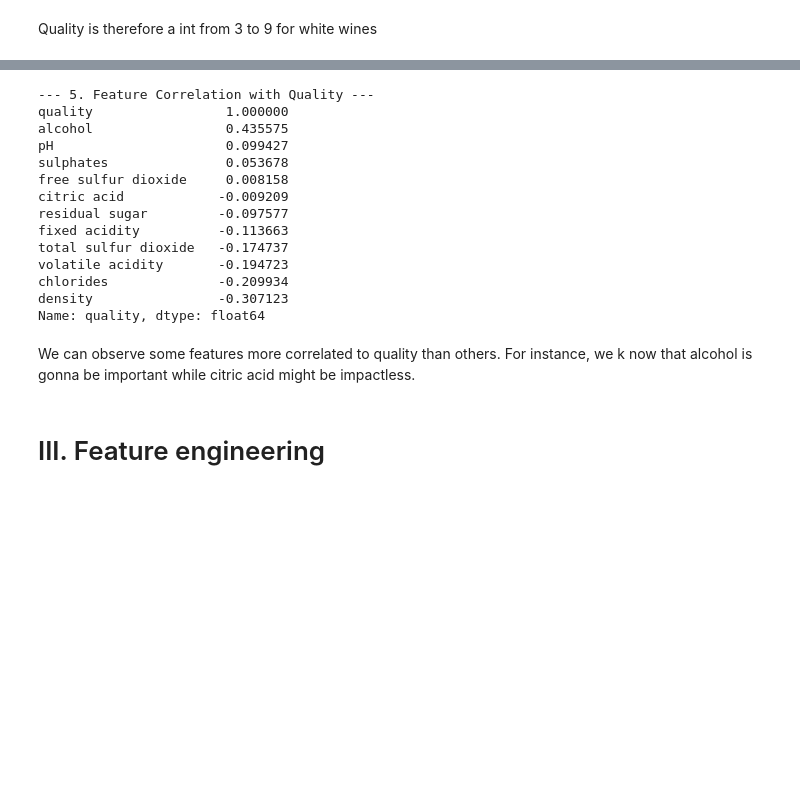
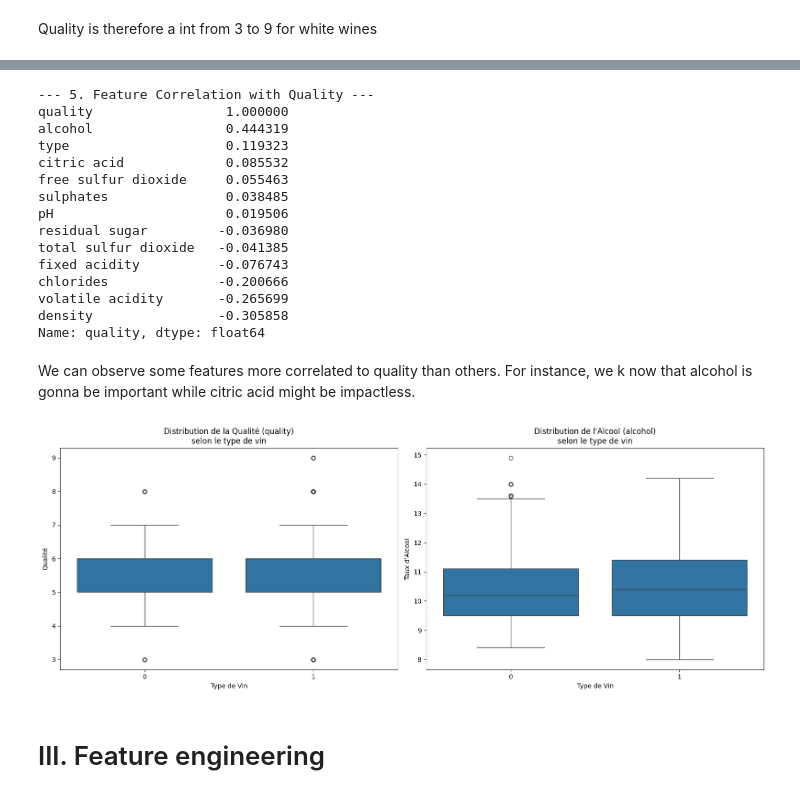
Before and after one commit to picqflorian/wine-quality-analysis, a Jupyter notebook: main.ipynb, the cells around one changed output, grey strips where cells are left out. Saved outputs shown, nothing was run; the diff lists cells and outputs as text; code cells hidden in the pictures; blank space fills up the shorter version.

```diff
--- a/main.ipynb
+++ b/main.ipynb
@@ -121,25 +126,47 @@ quality
 # --- 5. Correlation Analysis with the Target ---
 print("\n--- 5. Feature Correlation with Quality ---")
 # Calculate correlation, sort by relevance to 'quality'
-correlation_to_quality = df_white.corr()['quality'].sort_values(ascending=False)
+correlation_to_quality = df_wine.corr()['quality'].sort_values(ascending=False)
 print(correlation_to_quality)
 # %% [output]
 --- 5. Feature Correlation with Quality ---
 quality                 1.000000
-alcohol                 0.435575
-pH                      0.099427
-sulphates               0.053678
-free sulfur dioxide     0.008158
-citric acid            -0.009209
-residual sugar         -0.097577
-fixed acidity          -0.113663
-total sulfur dioxide   -0.174737
-volatile acidity       -0.194723
-chlorides              -0.209934
-density                -0.307123
+alcohol                 0.444319
+type                    0.119323
+citric acid             0.085532
+free sulfur dioxide     0.055463
+sulphates               0.038485
+pH                      0.019506
+residual sugar         -0.036980
+total sulfur dioxide   -0.041385
+fixed acidity          -0.076743
+chlorides              -0.200666
+volatile acidity       -0.265699
+density                -0.305858
 Name: quality, dtype: float64
 # %% [markdown]
 We can observe some features more correlated to quality than others. For instance, we k now that alcohol is gonna be important while citric acid might be impactless.
+# %%
+# Analyse de la variable 'type' (Rouge vs Blanc)
+
+fig, (ax1, ax2) = plt.subplots(1, 2, figsize=(16, 6))
+
+# --- Graphique 1 : Qualité en fonction du type ---
+sns.boxplot(x='type', y='quality', data=df_wine, ax=ax1)
+ax1.set_title('Distribution de la Qualité (quality)\nselon le type de vin')
+ax1.set_xlabel('Type de Vin')
+ax1.set_ylabel('Qualité')
+
+# --- Graphique 2 : Alcool en fonction du type ---
+sns.boxplot(x='type', y='alcohol', data=df_wine, ax=ax2)
+ax2.set_title('Distribution de l\'Alcool (alcohol)\nselon le type de vin')
+ax2.set_xlabel('Type de Vin')
+ax2.set_ylabel('Taux d\'Alcool')
+
+plt.tight_layout()
+plt.show()
+# %% [output]
+[figure, added]
 # %% [markdown]
 # III. Feature engineering
 # %%
```
Also changed, not shown: parts of 19 cells of this notebook.
